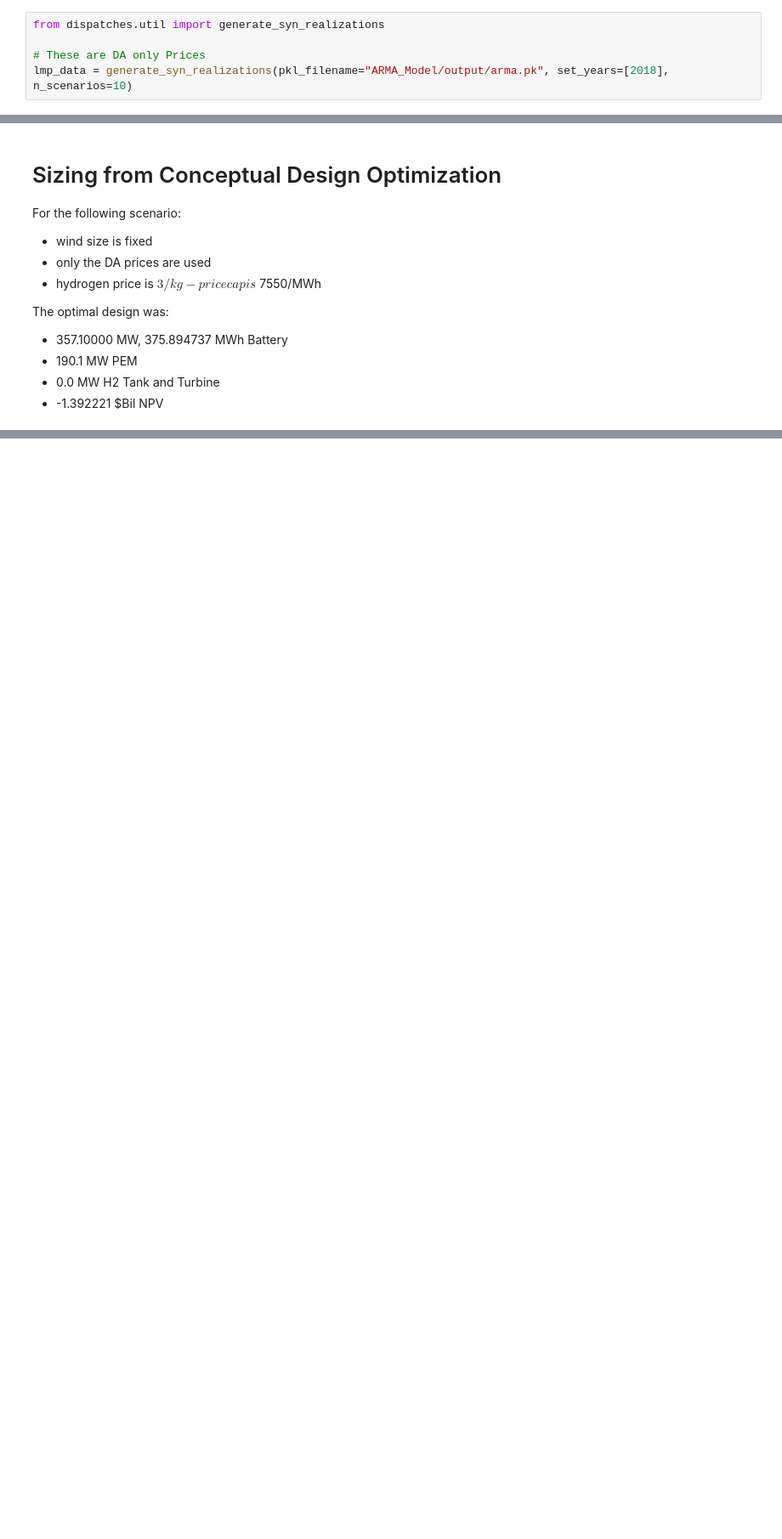
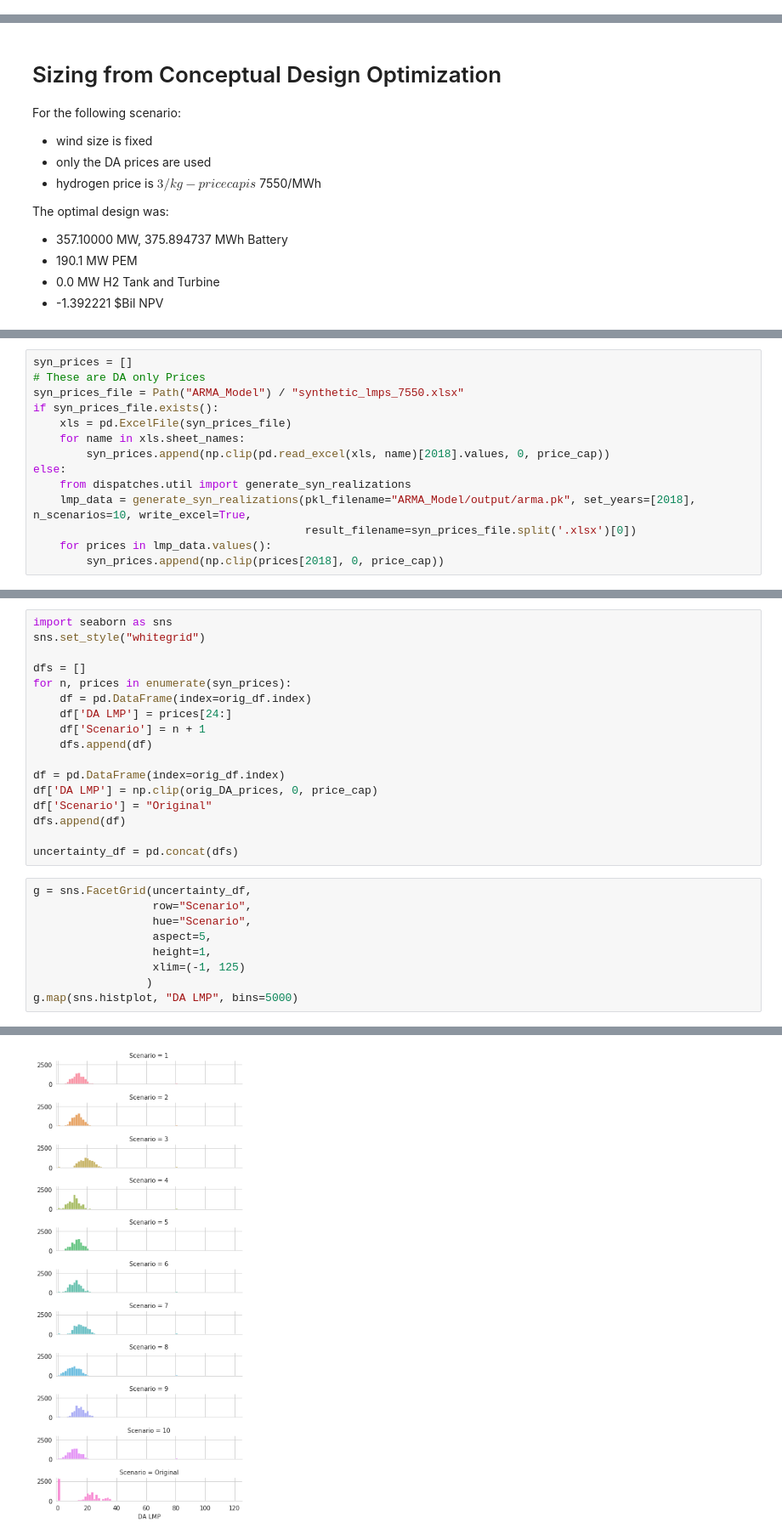
Before and after one commit to dguittet/dispatches, a Jupyter notebook: dispatches/case_studies/renewables_case/ConceptualDesignUncertainty.ipynb, the cells around one changed output, grey strips where cells are left out. Shown at 85% size. Cells and saved outputs as stored; diff of their text form; blank space fills up the shorter version.

Commit message:
update ConcetualDesignUncertainty.ipynb

```diff
--- a/dispatches/case_studies/renewables_case/ConceptualDesignUncertainty.ipynb
+++ b/dispatches/case_studies/renewables_case/ConceptualDesignUncertainty.ipynb
@@ -1,5 +0,0 @@
-# %%
-from dispatches.util import generate_syn_realizations
-
-# These are DA only Prices
-lmp_data = generate_syn_realizations(pkl_filename="ARMA_Model/output/arma.pk", set_years=[2018], n_scenarios=10)
@@ -148,0 +37,14 @@ timeseries
+# %%
+syn_prices = []
+# These are DA only Prices
+syn_prices_file = Path("ARMA_Model") / "synthetic_lmps_7550.xlsx"
+if syn_prices_file.exists():
+    xls = pd.ExcelFile(syn_prices_file)
+    for name in xls.sheet_names:
+        syn_prices.append(np.clip(pd.read_excel(xls, name)[2018].values, 0, price_cap))
+else:
+    from dispatches.util import generate_syn_realizations
+    lmp_data = generate_syn_realizations(pkl_filename="ARMA_Model/output/arma.pk", set_years=[2018], n_scenarios=10, write_excel=True,
+                                         result_filename=syn_prices_file.split('.xlsx')[0])
+    for prices in lmp_data.values():
+        syn_prices.append(np.clip(prices[2018], 0, price_cap))
@@ -148,0 +69,27 @@ timeseries
+# %%
+import seaborn as sns
+sns.set_style("whitegrid")
+
+dfs = []
+for n, prices in enumerate(syn_prices):
+    df = pd.DataFrame(index=orig_df.index)
+    df['DA LMP'] = prices[24:]
+    df['Scenario'] = n + 1
+    dfs.append(df)
+
+df = pd.DataFrame(index=orig_df.index)
+df['DA LMP'] = np.clip(orig_DA_prices, 0, price_cap)
+df['Scenario'] = "Original"
+dfs.append(df)
+
+uncertainty_df = pd.concat(dfs)
+# %%
+g = sns.FacetGrid(uncertainty_df,
+                  row="Scenario",
+                  hue="Scenario",
+                  aspect=5,
+                  height=1,
+                  xlim=(-1, 125)
+                 )
+g.map(sns.histplot, "DA LMP", bins=5000)
+# %% [output]
@@ -148,0 +97 @@ timeseries
+[figure, added]
```
Also changed, not shown: parts of 10 cells of this notebook, 1 other file.
